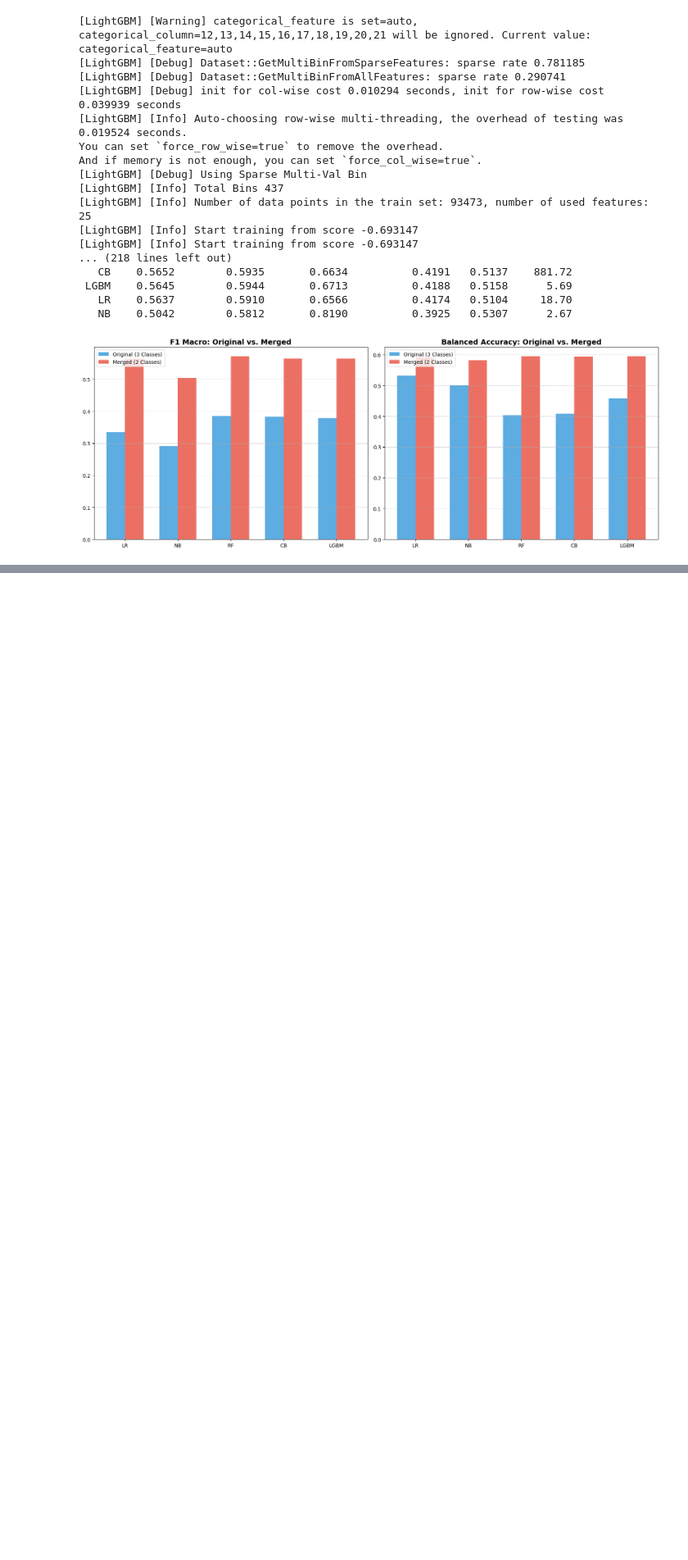
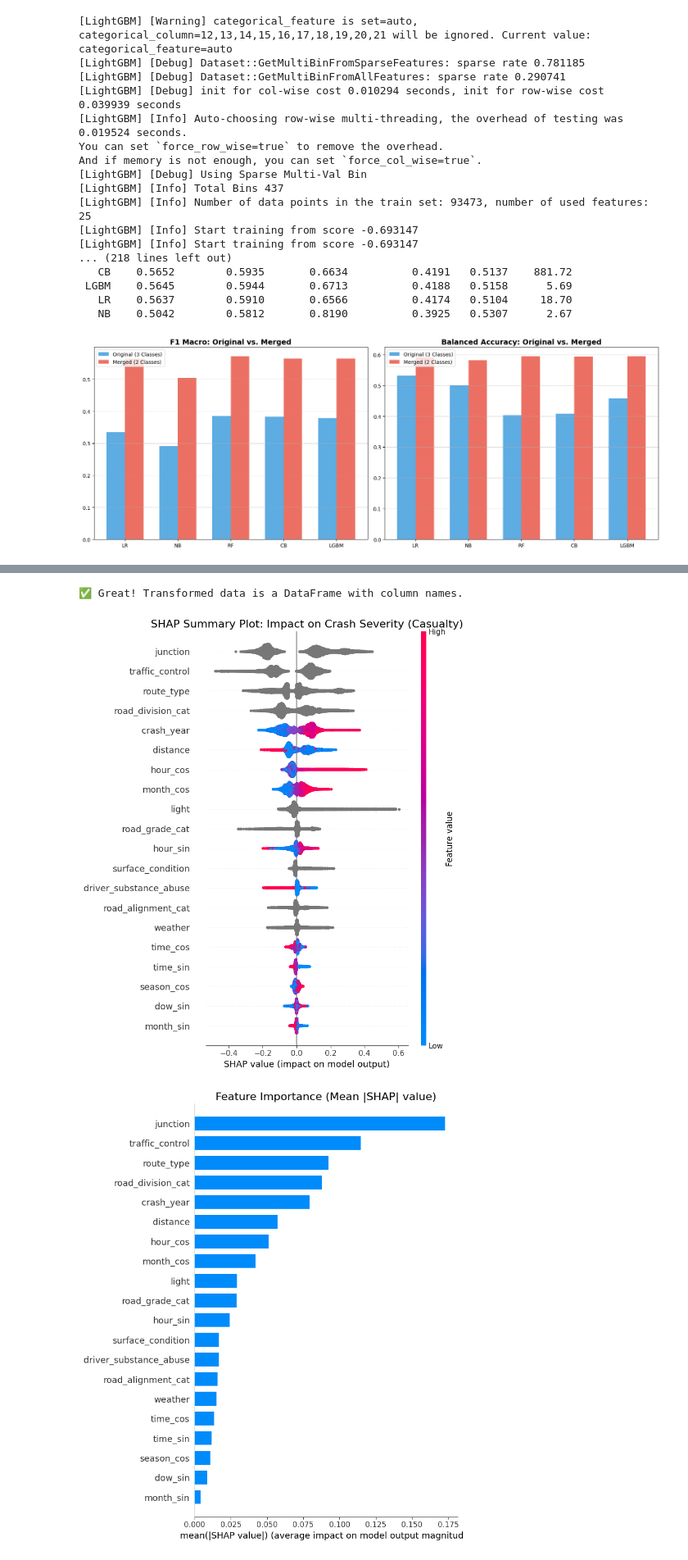
Before and after one commit to Elior-Dahan/project-machine-learning, a Jupyter notebook: supervised_models.ipynb, the cells around one changed output, grey strips where cells are left out. Shown at 82% size. Cells and saved outputs as stored; diff of their text form; code cells hidden in the pictures; blank space fills up the shorter version.

```diff
--- a/supervised_models.ipynb
+++ b/supervised_models.ipynb
@@ -812,0 +1027,62 @@ plt.show()
+# %%
+# 1. Prepare the Data
+# נשלוף את המודל ואת המעבד מתוך הפייפליין
+preprocessor = best_lgbm.named_steps['preprocessor']
+model = best_lgbm.named_steps['model']
+
+# בגלל שהגדרת transform_output="pandas", הפקודה הזו תחזיר DataFrame!
+# זה מעולה כי השמות של העמודות (feature names) נשמרים בפנים.
+X_test_transformed = preprocessor.transform(X_test)
+
+# בדיקה קטנה לראות שהשמות אכן שם (אופציונלי, רק לביטחון)
+if isinstance(X_test_transformed, pd.DataFrame):
+    print("✅ Great! Transformed data is a DataFrame with column names.")
+    feature_names = X_test_transformed.columns
+else:
+    # גיבוי למקרה שמשהו בהגדרות השתנה
+    print("⚠️ Data is numpy array, extracting names manually...")
+    feature_names = preprocessor.get_feature_names_out()
+
+# 2. Create SHAP Explainer
+# LightGBM הוא מודל עצים, ולכן משתמשים ב-TreeExplainer המהיר
+explainer = shap.TreeExplainer(model)
+shap_values = explainer.shap_values(X_test_transformed)
+
+# טיפול במבנה הפלט של SHAP (בינארי לפעמים מחזיר רשימה של 2 מטריצות)
+# אנחנו רוצים את המטריצה של מחלקה 1 (Casualty)
+if isinstance(shap_values, list):
+    shap_values_class1 = shap_values[1]
+else:
+    shap_values_class1 = shap_values
+
+# 3. Generate Summary Plot (Beeswarm)
+plt.figure(figsize=(12, 10))
+shap.summary_plot(
+    shap_values_class1,
+    X_test_transformed,
+    # כשמעבירים DataFrame, ה-SHAP לוקח את השמות לבד, אבל נציין אותם ליתר ביטחון
+    feature_names=feature_names,
+    max_display=20,
+    show=False
+)
+plt.title("SHAP Summary Plot: Impact on Crash Severity (Casualty)", fontsize=16)
+plt.tight_layout()
+plt.show()
+
+# 4. Generate Bar Plot (Mean Absolute Importance)
+plt.figure(figsize=(10, 8))
+shap.summary_plot(
+    shap_values_class1,
+    X_test_transformed,
+    feature_names=feature_names,
+    plot_type="bar",
+    max_display=20,
+    show=False
+)
+plt.title("Feature Importance (Mean |SHAP| value)", fontsize=16)
+plt.tight_layout()
+plt.show()
+# %% [output]
+✅ Great! Transformed data is a DataFrame with column names.
+[figure, added]
+[figure, added]
```
Also changed, not shown: parts of 48 cells of this notebook.
